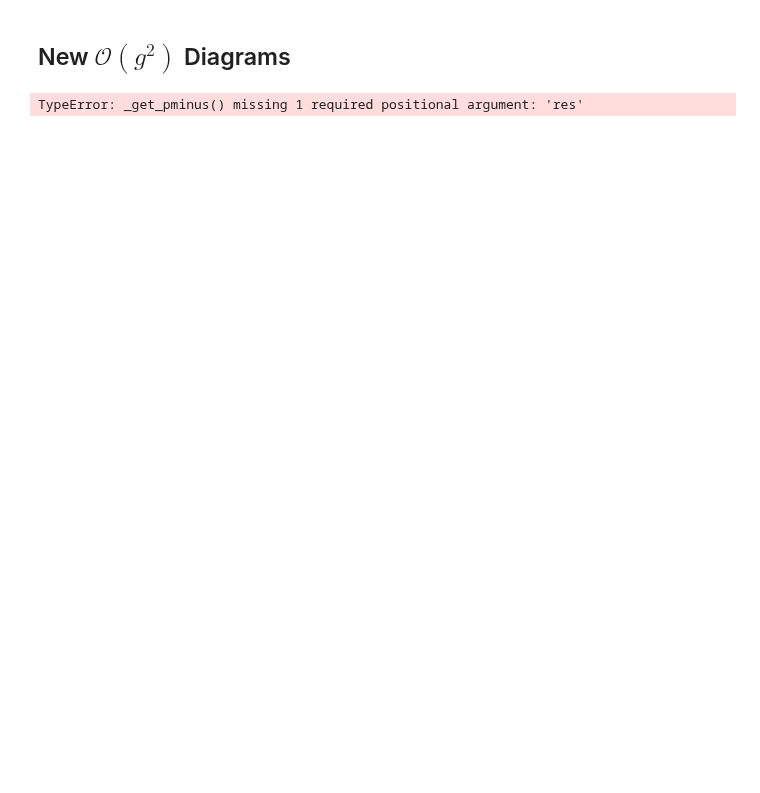
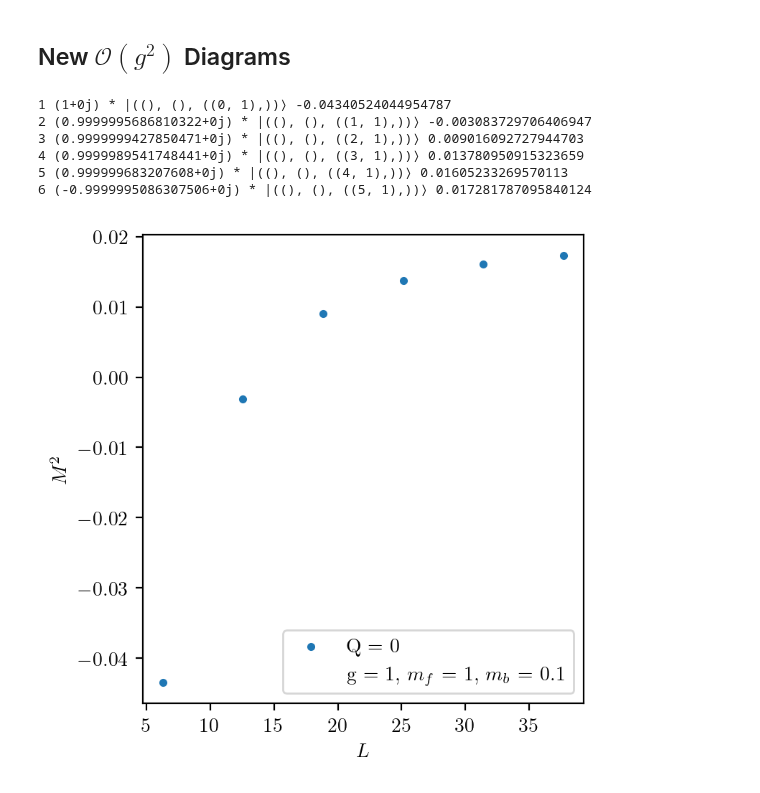
Before and after one commit to cgustin99/OpenParticle, a Jupyter notebook: models/Yukawa/yukawa.ipynb, the cells around one changed output. Saved outputs shown, nothing was run; the diff lists cells and outputs as text; code cells hidden in the pictures; blank space fills up the shorter version.

```diff
--- a/models/Yukawa/yukawa.ipynb
+++ b/models/Yukawa/yukawa.ipynb
@@ -168,13 +181,52 @@ Text(0.5, 1.0, 'Yukawa $B = 0$ bound state PDF')
 # %% [markdown]
 ## New $\mathcal{O}(g^2)$ Diagrams
+# %%
+def renormalized_m2_vs_res(res_vals, t, treg, g, mf, mb, baryon_number):
+
+
+    evals = []
+    K_vals = list(range(1, res_vals + 1))
+    L_vals = []
+
+    for res in K_vals:
+        ham = renormalized_Yukawa_hamiltonian(res = res, t = t, treg = treg, g = g, mf = mf, mb = mb)
+        K_tmp_basis = momentum_states_partition(res)
+        baryon_number_basis = impose_baryon_number(res, K_tmp_basis, baryon_number=baryon_number)
+
+        tmp_mat = generate_matrix(ham, baryon_number_basis)
+
+        if tmp_mat.shape != (0, 0):
+            vals, vecs = np.linalg.eigh(tmp_mat)
+
+            evals.append(min(vals))
+            L_vals.append(2*np.pi * res)
+            psi = numpy_to_fock(vecs[:, 0], baryon_number_basis)
+            max_weight, state = max_fock_weight(psi)
+            print(res, max_weight *  state, min(vals))
+
+    return evals, L_vals
 # %%
-res = 2
-t = 0
-treg = 0
+res = 6
+t = 0.2
+treg = 0.01
 mf = 1
 mb = 0.1
 g = 1
 
-renormalized_Yukawa_hamiltonian(res = res, t = t, treg = treg, g = g, mf = mf, mb = mb)
+plt.figure(figsize = (4, 4), dpi = 200)
+e, L = renormalized_m2_vs_res(res_vals=res, t = t, treg = treg, g = g, mf = mf, mb = mb, baryon_number=0)
+plt.scatter(L, np.array(e), marker='.', label = 'Q = 0')
+plt.scatter([], [], color = 'white', label = f'g = {g}, $m_f$ = {mf}, $m_b$ = {mb}')
+plt.xlabel(f'$L$')
+plt.ylabel(f'$M^2$')
+plt.tight_layout()
+plt.legend()
+plt.show()
 # %% [output]
-TypeError: _get_pminus() missing 1 required positional argument: 'res'
+1 (1+0j) * |((), (), ((0, 1),))⟩ -0.04340524044954787
+2 (0.9999995686810322+0j) * |((), (), ((1, 1),))⟩ -0.003083729706406947
+3 (0.9999999427850471+0j) * |((), (), ((2, 1),))⟩ 0.009016092727944703
+4 (0.9999989541748441+0j) * |((), (), ((3, 1),))⟩ 0.013780950915323659
+5 (0.999999683207608+0j) * |((), (), ((4, 1),))⟩ 0.01605233269570113
+6 (-0.9999995086307506+0j) * |((), (), ((5, 1),))⟩ 0.017281787095840124
+[figure, added]
```
Also changed, not shown: parts of 7 cells of this notebook, 5 other files.
